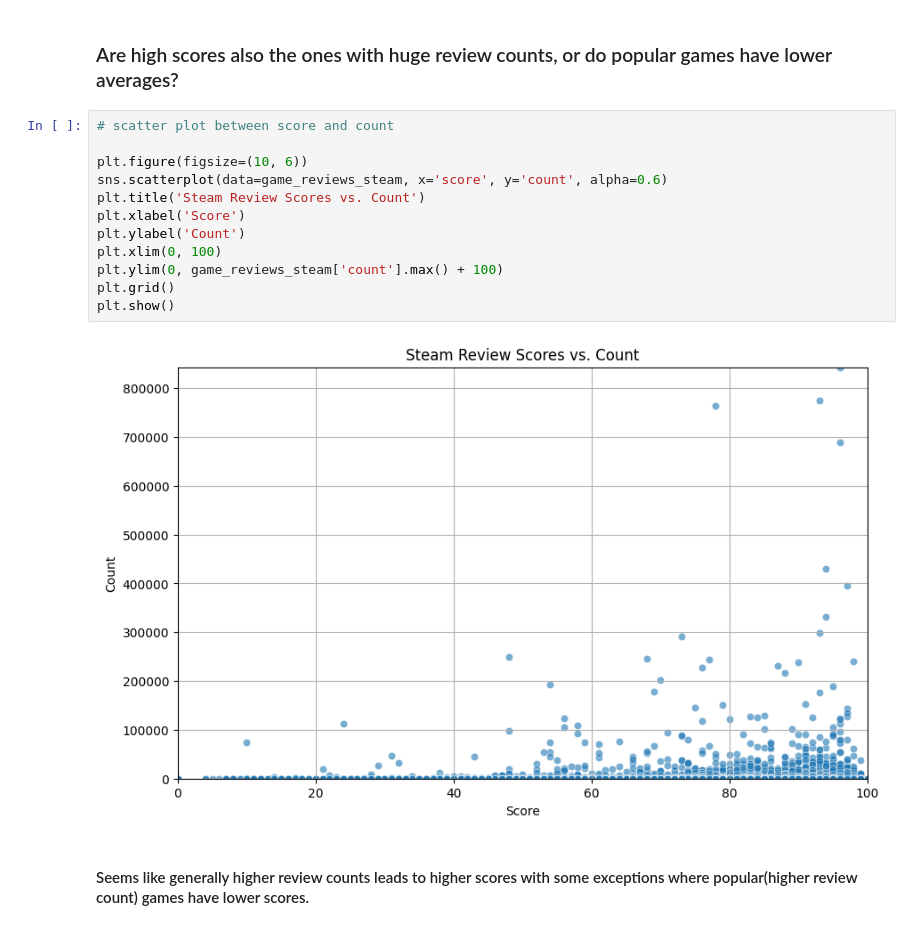
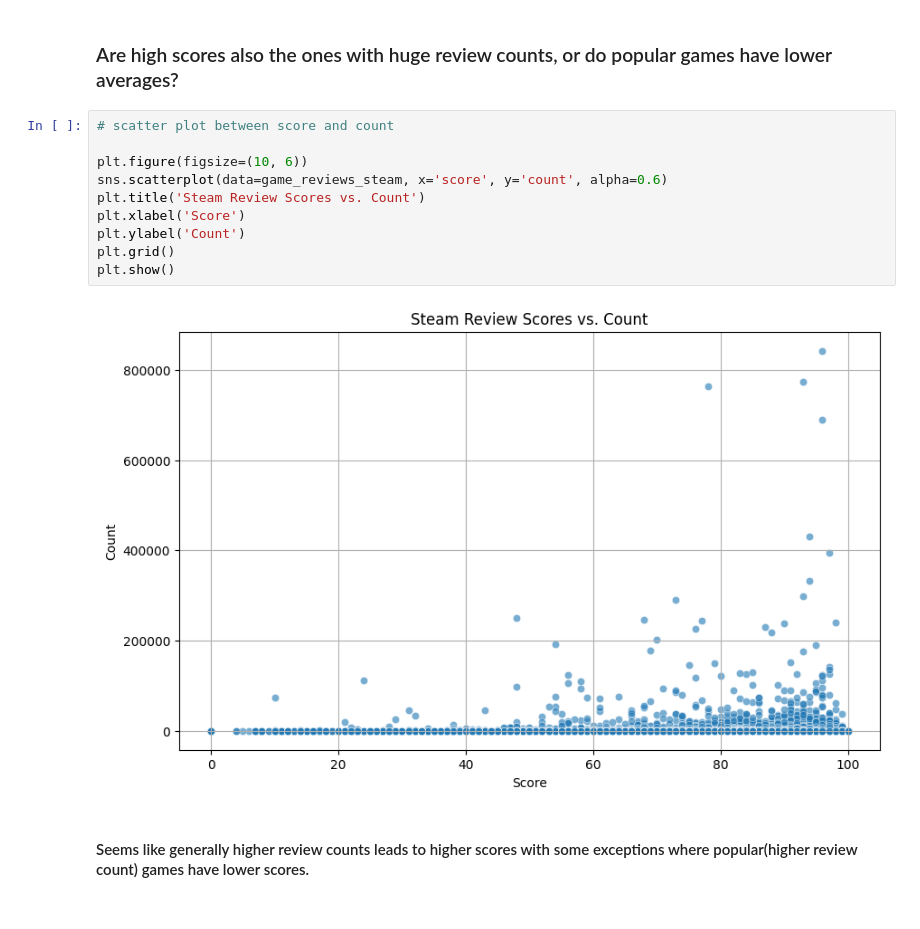
Before and after one commit to faraz1272/steam-discount-forecast, a Jupyter notebook: notebooks/EDA_Experimentation.ipynb, the cells around one changed output. Saved outputs shown, nothing was run; the diff lists cells and outputs as text.

```diff
--- a/notebooks/EDA_Experimentation.ipynb
+++ b/notebooks/EDA_Experimentation.ipynb
@@ -301,17 +301,15 @@ game_reviews_steam
 # %%
 # scatter plot between score and count
 
 plt.figure(figsize=(10, 6))
 sns.scatterplot(data=game_reviews_steam, x='score', y='count', alpha=0.6)
 plt.title('Steam Review Scores vs. Count')
 plt.xlabel('Score')
 plt.ylabel('Count')
-plt.xlim(0, 100)
-plt.ylim(0, game_reviews_steam['count'].max() + 100)
 plt.grid()
 plt.show()
 # %% [output]
-[figure, old version]
+[figure, new version]
 # %% [markdown]
 #### Seems like generally higher review counts leads to higher scores with some exceptions where popular(higher review count) games have lower scores.
 # %%
```
Also changed, not shown: parts of 25 cells of this notebook, 1 other file.
